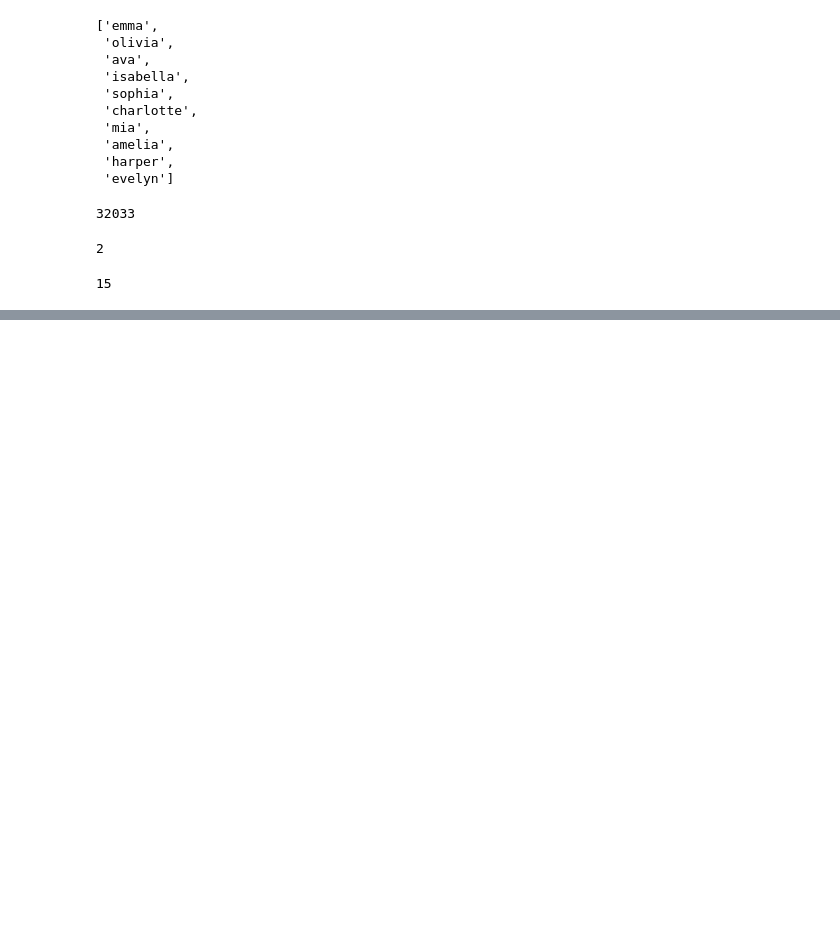
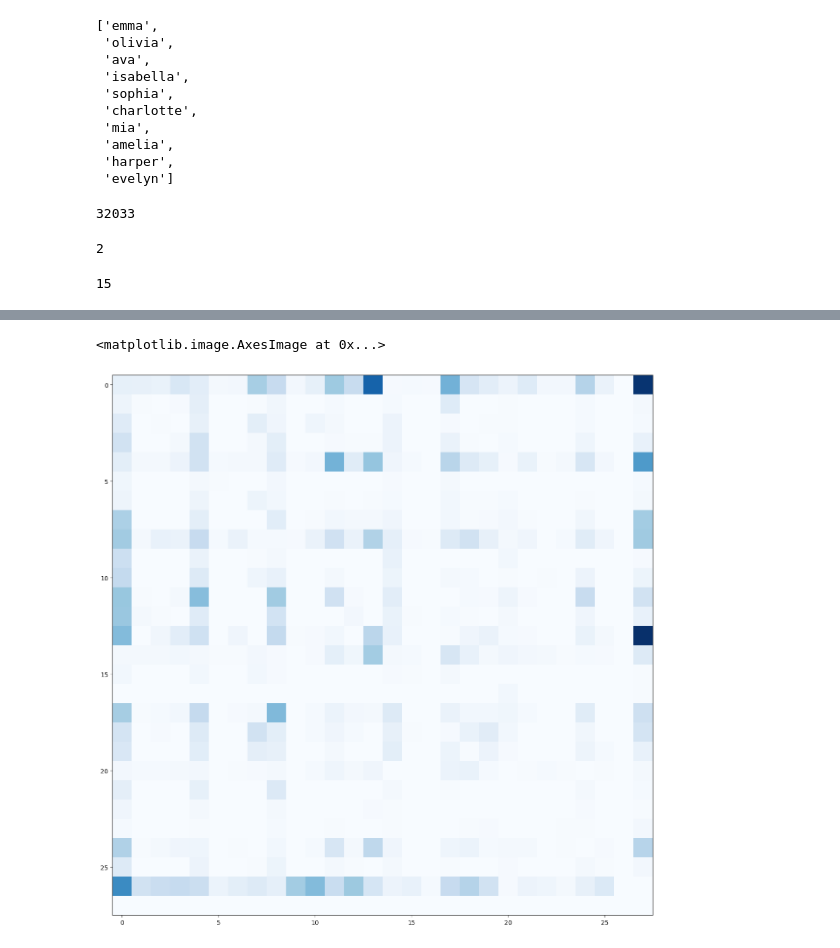
Before and after one commit to Lavanya-ve/makemore, a Jupyter notebook: building_makemore.ipynb, the cells around one changed output, grey strips where cells are left out. Saved outputs shown, nothing was run; the diff lists cells and outputs as text; code cells hidden in the pictures; blank space fills up the shorter version.

```diff
--- a/building_makemore.ipynb
+++ b/building_makemore.ipynb
@@ -38,0 +58,14 @@ dict_items([(('<S>', 'e'), 1531), (('e', 'm'), 769), (('m', 'm'), 168), (('m', '
+# %%
+#The 2d array has to have rows as the first character and column as the second character
+#Each entry in the array corresponds to the frequency of bigrams
+N = torch.zeros((28, 28), dtype=torch.int32)
+# %%
+#Let us find the characters in the words
+comb = sorted(list(set(''.join(words))))
+comb
+
+#In order to create the lookup table(mapping of each alphabet to a number from 0-25)
+stoi = {s:i for i,s in enumerate(comb)}
+stoi['<S>'] = 26 #Add <s> and <e> to the table
+stoi['<E>'] = 27
+stoi
@@ -38,0 +90,10 @@ dict_items([(('<S>', 'e'), 1531), (('e', 'm'), 769), (('m', 'm'), 168), (('m', '
+# %%
+#Now using the lookup table let us insert characters into N 2d array
+for w in words:
+    chs = ['<S>'] + list(w) + ['<E>']
+    for ch1, ch2 in zip(chs, chs[1:]):
+        ix1 = stoi[ch1] #Index of character 1 to ix1
+        ix2 = stoi[ch2] #Index of character 2 to ix2
+        N[ix1, ix2] += 1
+
+N
@@ -38,0 +118,8 @@ dict_items([(('<S>', 'e'), 1531), (('e', 'm'), 769), (('m', 'm'), 168), (('m', '
+# %%
+#Let's try to visualise the plot
+import matplotlib.pyplot as plt
+plt.figure(figsize=(16,16))
+plt.imshow(N, cmap='Blues')
+# %% [output]
+<matplotlib.image.AxesImage at 0x...>
+[figure, added]
```
Also changed, not shown: parts of 5 cells of this notebook.
